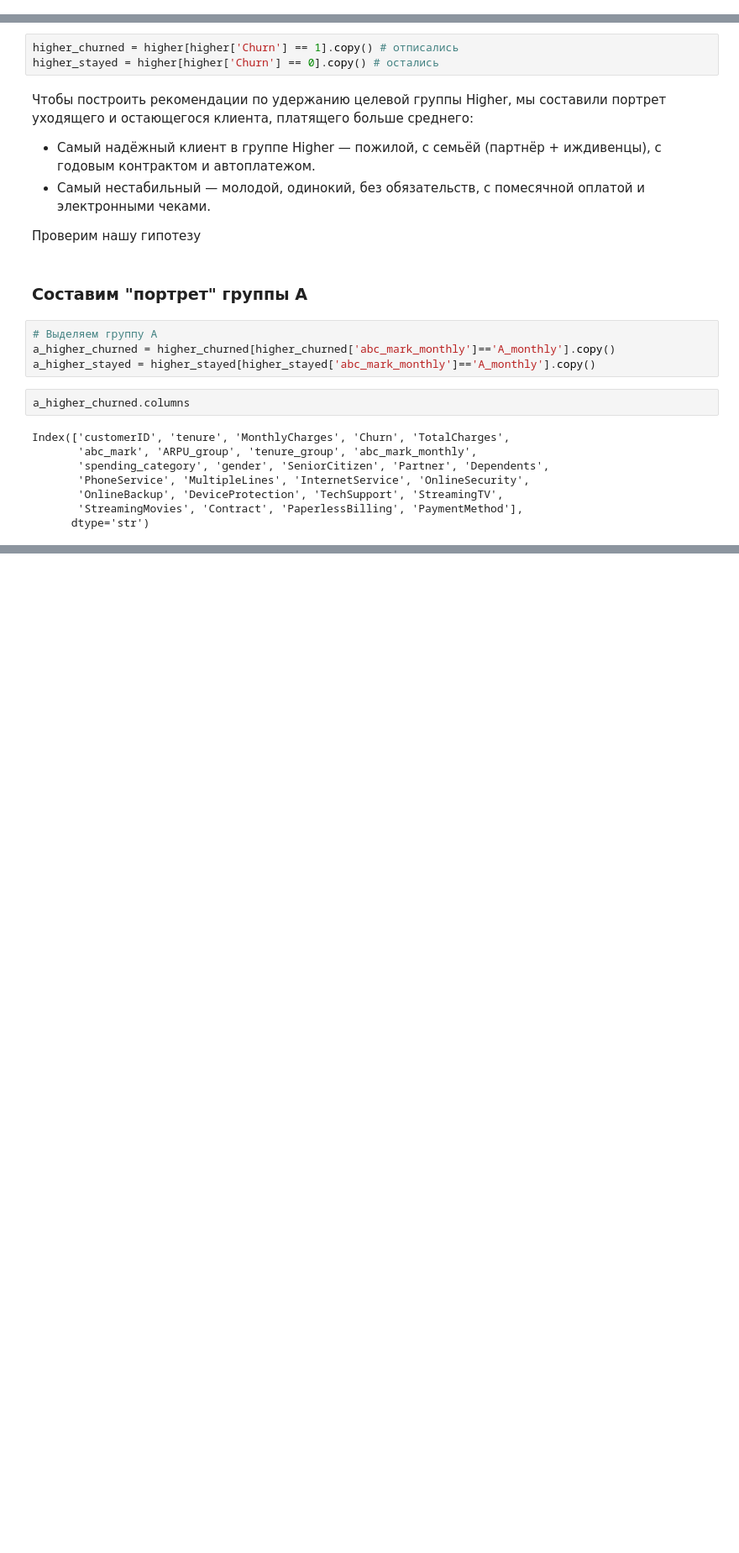
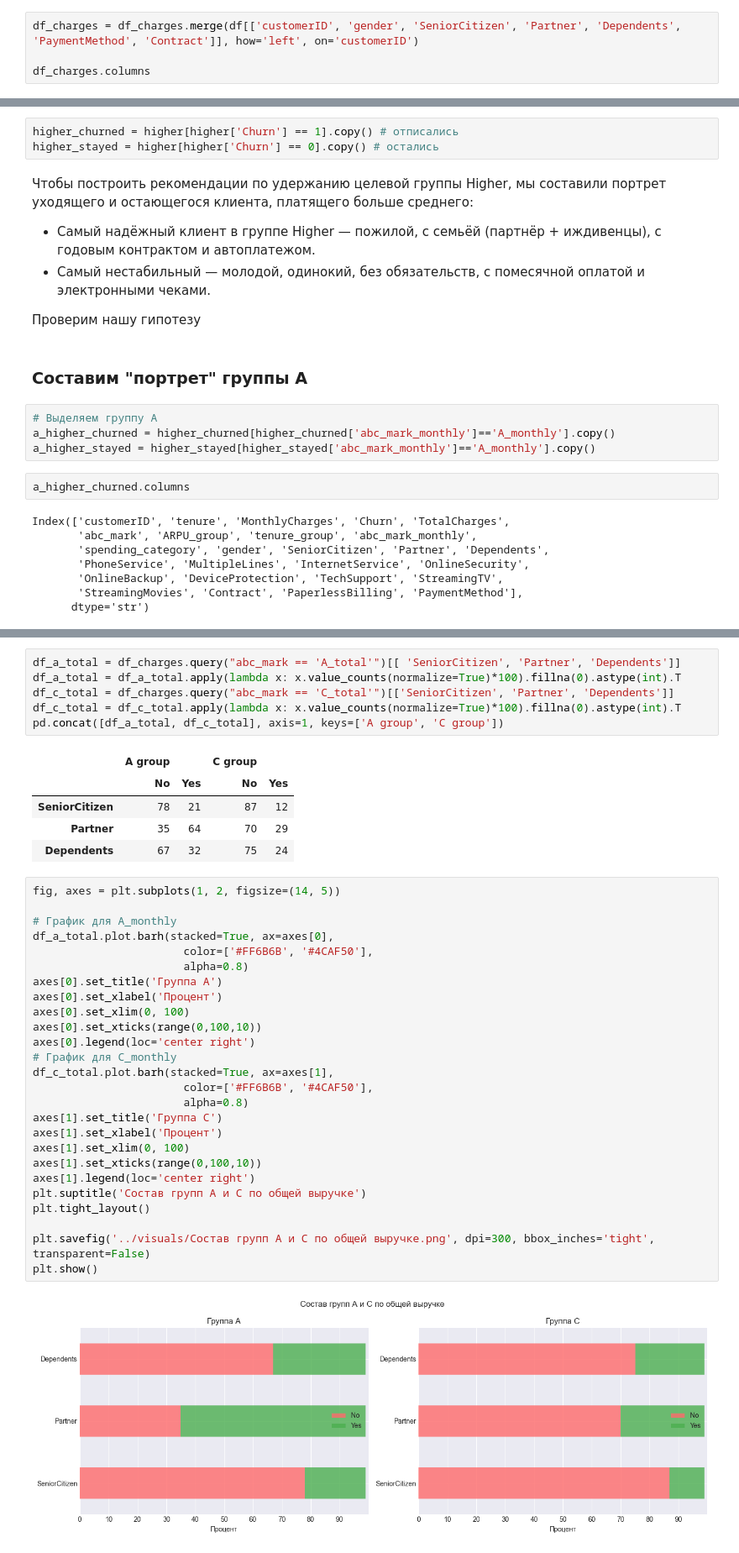
Before and after one commit to MargoUtropova/product_analitics_portfolio, a Jupyter notebook: telecom/notebooks/ABC_&_Churn_EDA.ipynb, the cells around one changed output, grey strips where cells are left out. Shown at 84% size. Drawn from its saved outputs; the diff is of its cells as text; blank space fills up the shorter version.

Commit message:
last visuals added

```diff
--- a/telecom/notebooks/ABC_&_Churn_EDA.ipynb
+++ b/telecom/notebooks/ABC_&_Churn_EDA.ipynb
@@ -583,3 +592,7 @@ Higher-C по TotalCharges составляет 30.9% от общего числ
 ## поиск закономерностей в группе Higher по spending
 # %%
 higher = df_charges[df_charges['spending_category']== 'Higher'].copy()
+# %%
+df_charges = df_charges.merge(df[['customerID', 'gender', 'SeniorCitizen', 'Partner', 'Dependents', 'PaymentMethod', 'Contract']], how='left', on='customerID')
+
+df_charges.columns
@@ -795,3 +806,43 @@ print(f"   Потерянная выручка (если ушли): {portrait_C[
+# %%
+df_a_total = df_charges.query("abc_mark == 'A_total'")[[ 'SeniorCitizen', 'Partner', 'Dependents']]
+df_a_total = df_a_total.apply(lambda x: x.value_counts(normalize=True)*100).fillna(0).astype(int).T
+df_c_total = df_charges.query("abc_mark == 'C_total'")[['SeniorCitizen', 'Partner', 'Dependents']]
+df_c_total = df_c_total.apply(lambda x: x.value_counts(normalize=True)*100).fillna(0).astype(int).T
+pd.concat([df_a_total, df_c_total], axis=1, keys=['A group', 'C group'])
+# %% [output]
+|  | A group |  | C group |  |
+|  | No | Yes | No | Yes |
+| SeniorCitizen | 78 | 21 | 87 | 12 |
+| Partner | 35 | 64 | 70 | 29 |
+| Dependents | 67 | 32 | 75 | 24 |
+# %%
+fig, axes = plt.subplots(1, 2, figsize=(14, 5))
+
+# График для A_monthly
+df_a_total.plot.barh(stacked=True, ax=axes[0],
+                       color=['#FF6B6B', '#4CAF50'],
+                       alpha=0.8)
+axes[0].set_title('Группа А')
+axes[0].set_xlabel('Процент')
+axes[0].set_xlim(0, 100)
+axes[0].set_xticks(range(0,100,10))
+axes[0].legend(loc='center right')
+# График для C_monthly
+df_c_total.plot.barh(stacked=True, ax=axes[1],
+                       color=['#FF6B6B', '#4CAF50'],
+                       alpha=0.8)
+axes[1].set_title('Группа С')
+axes[1].set_xlabel('Процент')
+axes[1].set_xlim(0, 100)
+axes[1].set_xticks(range(0,100,10))
+axes[1].legend(loc='center right')
+plt.suptitle('Состав групп А и С по общей выручке')
+plt.tight_layout()
+
+plt.savefig('../visuals/Состав групп А и С по общей выручке.png', dpi=300, bbox_inches='tight', transparent=False)
+plt.show()
+# %% [output]
+[figure, added]
 # %% [markdown]
 # Выводы исследования
 
```
Also changed, not shown: parts of 12 cells of this notebook, 9 other files.
